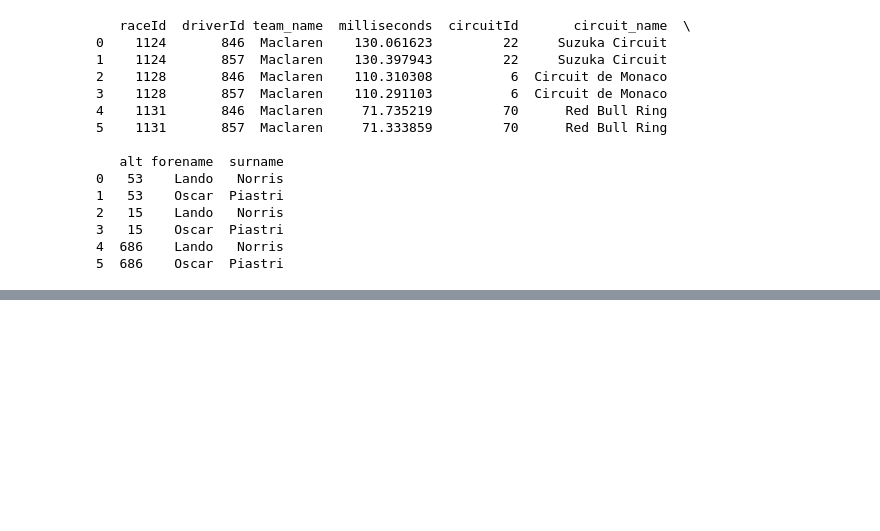
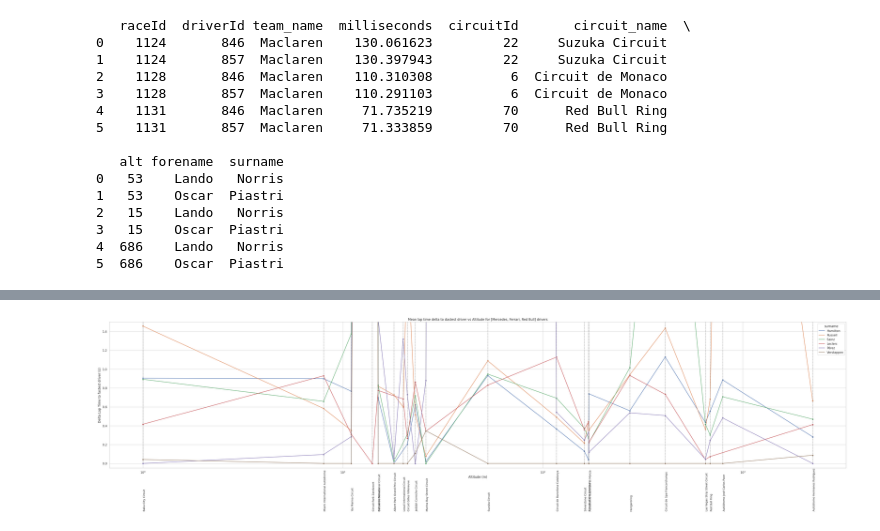
Before and after one commit to MichaelAngeloTheFirst/Formula1-Dataset-Exploration, a Jupyter notebook: f1_exploration.ipynb, the cells around one changed output, grey strips where cells are left out. Cells and saved outputs as stored; diff of their text form; code cells hidden in the pictures; blank space fills up the shorter version.

```diff
--- a/f1_exploration.ipynb
+++ b/f1_exploration.ipynb
@@ -635,18 +797,0 @@ display(current_season_tracks)
-# %%
-# plot millisecond time vs altitude for each driver
-import matplotlib.pyplot as plt
-import seaborn as sns
-
-sns.set_theme(style="whitegrid")
-plt.figure(figsize=(15, 10))
-sns.scatterplot(data=Y, x='alt', y='delta', hue='forename', s=50)
-#add values of alt below x axis as names of tracks
-for i in range(len(current_season_tracks)):
-    plt.text(current_season_tracks['alt'][i], -4, current_season_tracks['name'][i], rotation=90, fontsize=10)
-
-plt.title('Mean Lap Time vs Altitude for McLaren Drivers')
-plt.xlabel('Altitude (m)')
-plt.ylabel('Mean Lap Time (s)')
-plt.ylim(-4, 5)
-plt.xscale('log')
-plt.show()
@@ -654,0 +839,24 @@ plt.show()
+# %%
+# plot millisecond time vs altitude for each driver
+import matplotlib.pyplot as plt
+import seaborn as sns
+
+sns.set_theme(style="whitegrid")
+plt.figure(figsize=(50, 10))
+# Y['alt'].plot(kind='line', title='Age Line Plot', ylabel='avg time loss to fastest', xlabel='alt')
+# sns.scatterplot(data=Y, x='alt', y='delta', hue='surname', s=30)
+sns.lineplot(data=Y, x='alt', y='delta', marker='o', color='blue', hue='surname')
+# add values of alt below x axis as names of tracks
+for i in range(len(current_season_tracks)):
+    plt.text(current_season_tracks['alt'][i], -0.5, current_season_tracks['name'][i], rotation=90, fontsize=10)
+    plt.plot([current_season_tracks['alt'][i], current_season_tracks['alt'][i]], [0, 10], color='grey', linestyle='--', linewidth=1)
+
+# sns.scatterplot(data=Y, x='alt', y='delta', hue='surname', s=30)
+plt.title('Mean lap time delta to dastest driver vs Altitude for [Mercedes, Ferrari, Red Bull] drivers')
+plt.xlabel('Altitude (m)')
+plt.ylabel('Delta Lap Time to fastest driver (s)')
+plt.ylim(-0.05, 1.5)
+plt.xscale('log')
+plt.show()
+# %% [output]
+[figure, added]
```
Also changed, not shown: parts of 35 cells of this notebook.
